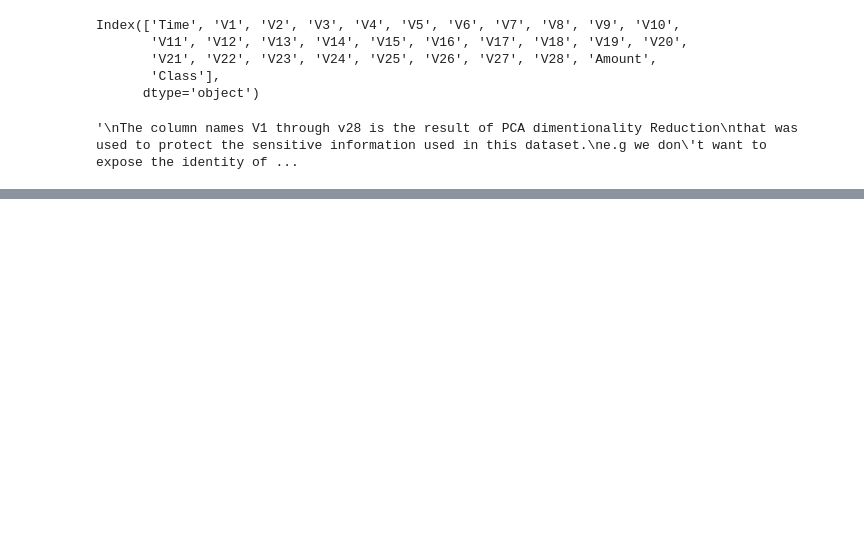
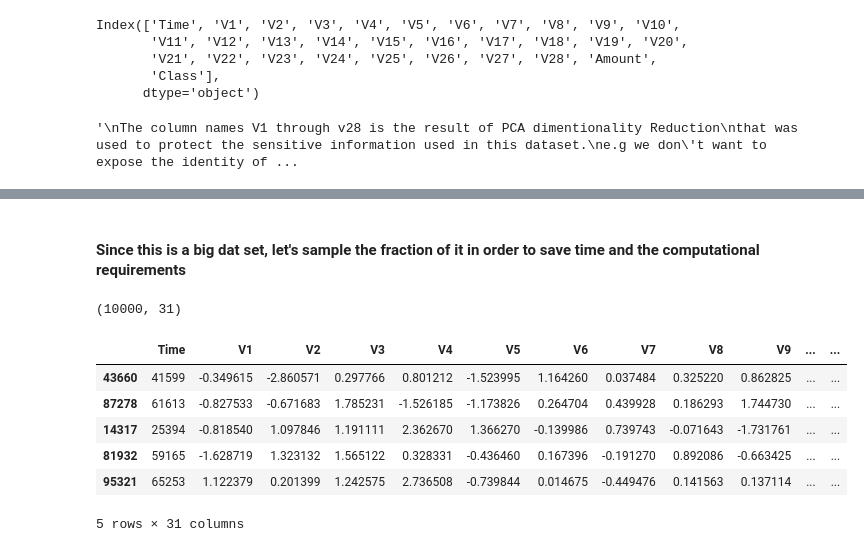
Before and after one commit to gayatripingale/p3_CC-Fraud-Detection, a Jupyter notebook: cc_fraud_detection.ipynb, the cells around one changed output, grey strips where cells are left out. Drawn from its saved outputs; the diff is of its cells as text; code cells hidden in the pictures; blank space fills up the shorter version.

```diff
--- a/cc_fraud_detection.ipynb
+++ b/cc_fraud_detection.ipynb
@@ -35,0 +70,17 @@ print(data.shape)
+# %% [markdown]
+ #### Since this is a big dat set, let's sample the fraction of it in order to save time and the computational requirements ####
+# %%
+data = data.sample(frac = 0.1, random_state = 1)
+print(data.shape)
+# %% [output]
+(10000, 31)
+# %%
+data.head()
+# %% [output]
+|  | Time | V1 | V2 | V3 | V4 | V5 | V6 | V7 | V8 | V9 | ... | ... |
+| 43660 | 41599 | -0.349615 | -2.860571 | 0.297766 | 0.801212 | -1.523995 | 1.164260 | 0.037484 | 0.325220 | 0.862825 | ... | ... |
+| 87278 | 61613 | -0.827533 | -0.671683 | 1.785231 | -1.526185 | -1.173826 | 0.264704 | 0.439928 | 0.186293 | 1.744730 | ... | ... |
+| 14317 | 25394 | -0.818540 | 1.097846 | 1.191111 | 2.362670 | 1.366270 | -0.139986 | 0.739743 | -0.071643 | -1.731761 | ... | ... |
+| 81932 | 59165 | -1.628719 | 1.323132 | 1.565122 | 0.328331 | -0.436460 | 0.167396 | -0.191270 | 0.892086 | -0.663425 | ... | ... |
+| 95321 | 65253 | 1.122379 | 0.201399 | 1.242575 | 2.736508 | -0.739844 | 0.014675 | -0.449476 | 0.141563 | 0.137114 | ... | ... |
+5 rows × 31 columns
```
Also changed, not shown: parts of 19 cells of this notebook, 3 other files.
